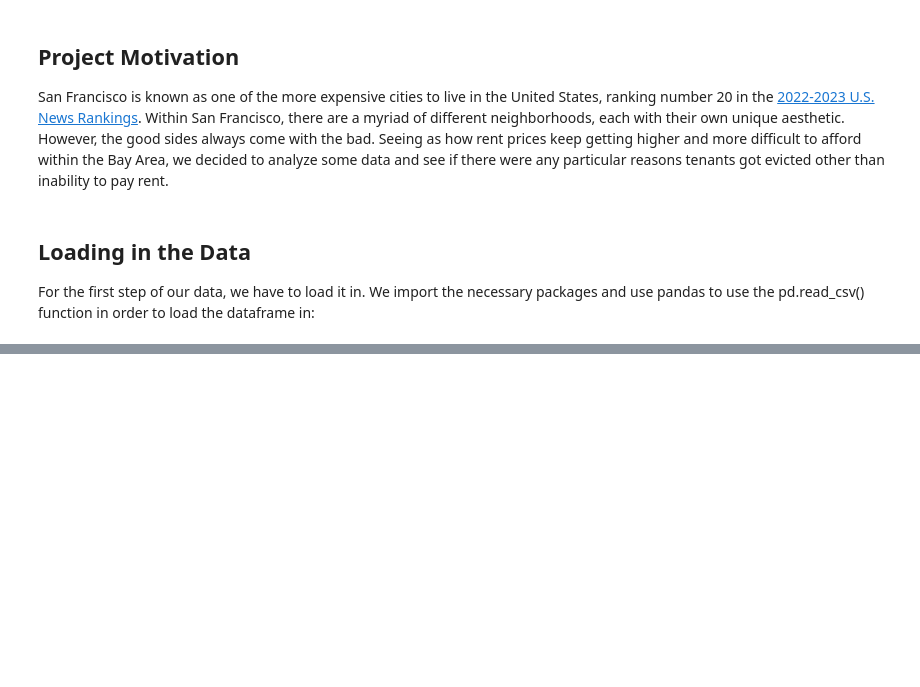
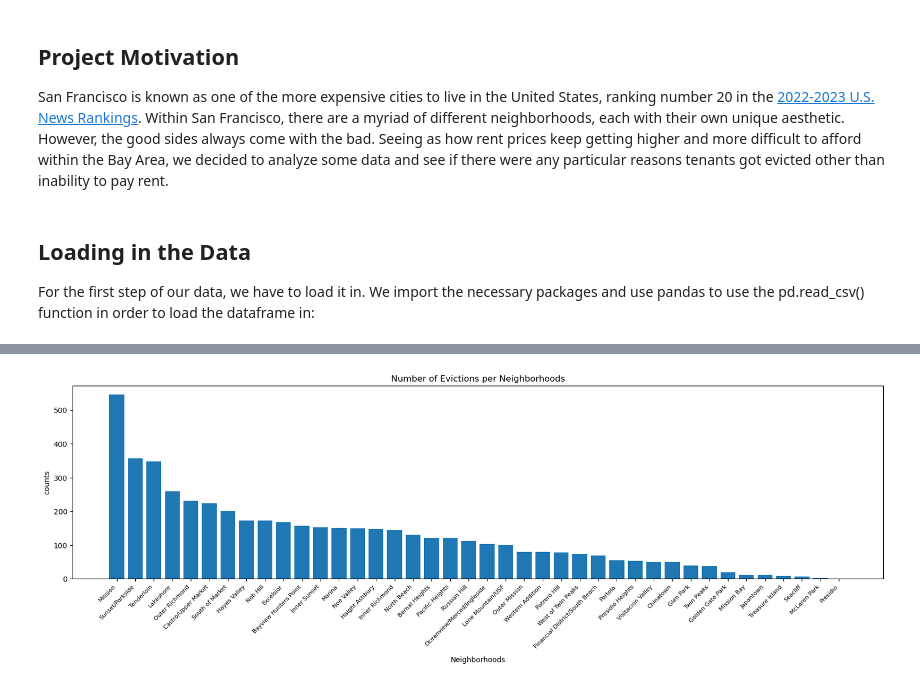
Before and after one commit to UCB-stat-159-s23/project-Group26, a Jupyter notebook: sfevictions.ipynb, the cells around one changed output, grey strips where cells are left out. Saved outputs shown, nothing was run; the diff lists cells and outputs as text; code cells hidden in the pictures; blank space fills up the shorter version.

Commit message:
update analysis and code

```diff
--- a/sfevictions.ipynb
+++ b/sfevictions.ipynb
@@ -40,0 +24,13 @@ evictions
+# %%
+evictions = pd.read_csv('data/Eviction_Notices.csv', engine='python', on_bad_lines='skip')
+bad_reasons = evictions[['Eviction ID', 'Address','File Date', 'Non Payment', 'Nuisance', 'Illegal Use',
+                     'Unapproved Subtenant', 'Demolition', 'Ellis Act WithDrawal', 'Late Payments',
+                     'Failure to Sign Renewal', 'Neighborhoods - Analysis Boundaries']].dropna()
+
+sample = bad_reasons.sample(5000).rename({'Neighborhoods - Analysis Boundaries': 'Neighborhoods'}, axis=1)
+
+sample['File Date'] = pd.to_datetime(sample['File Date'])
+sample['year'] = pd.DatetimeIndex(sample['File Date']).year
+sample['month'] = pd.DatetimeIndex(sample['File Date']).month
+
+sample.head()
@@ -40,0 +44,4 @@ evictions
+# %%
+ul.get_count_plot(sample, 'Neighborhoods')
+# %% [output]
+[figure, added]
```
Also changed, not shown: parts of 6 cells of this notebook, 1 other file.
